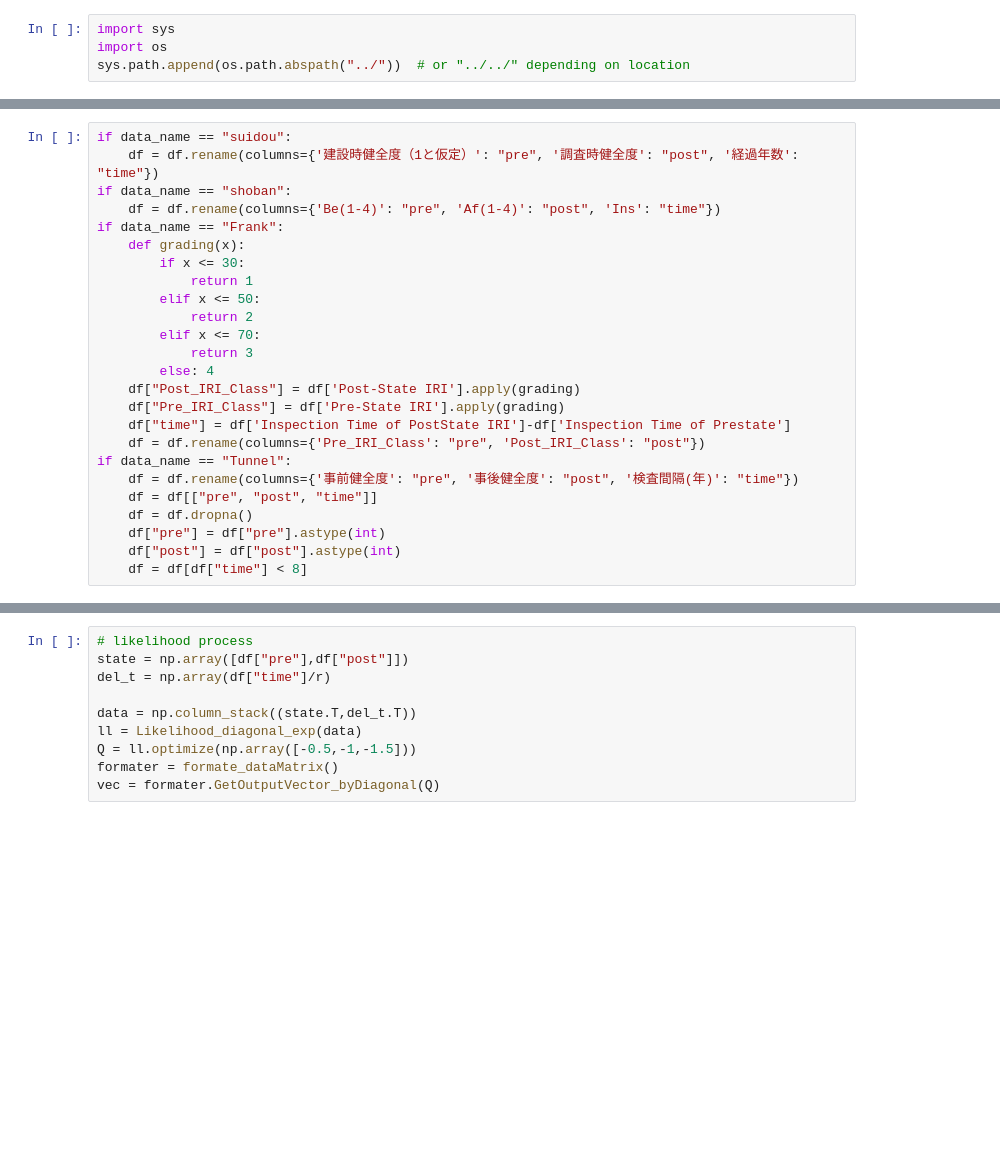
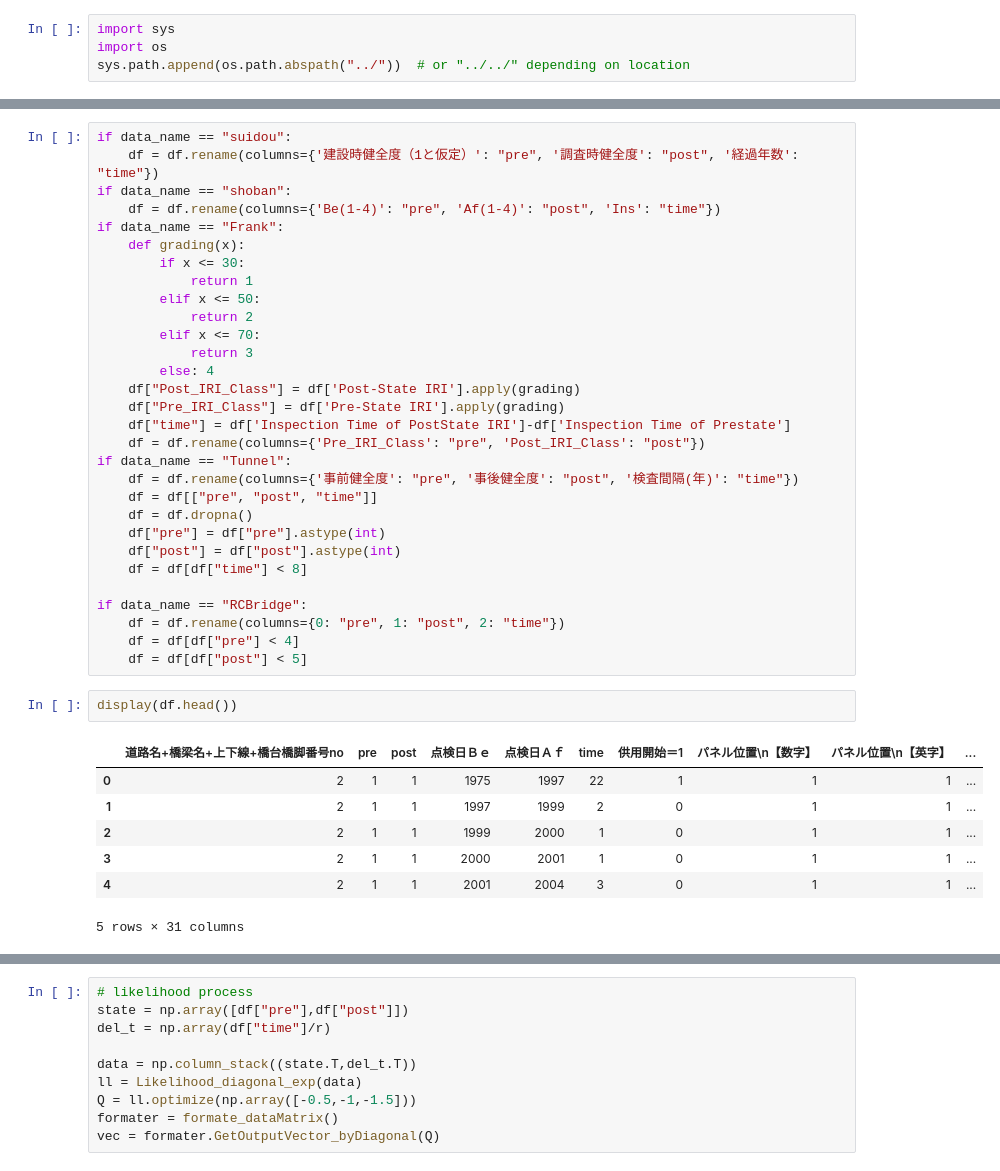
Before and after one commit to natsuki0720/CTMCxDeepSets_portfolio, a Jupyter notebook: notebooks/evaluate_mixed_model_for_real_data.ipynb, the cells around one changed output, grey strips where cells are left out. Drawn from its saved outputs; the diff is of its cells as text; blank space fills up the shorter version.

```diff
--- a/notebooks/evaluate_mixed_model_for_real_data.ipynb
+++ b/notebooks/evaluate_mixed_model_for_real_data.ipynb
@@ -80,6 +90,21 @@ if data_name == "Tunnel":
     df["pre"] = df["pre"].astype(int)
     df["post"] = df["post"].astype(int)
     df = df[df["time"] < 8]
+
+if data_name == "RCBridge":
+    df = df.rename(columns={0: "pre", 1: "post", 2: "time"})
+    df = df[df["pre"] < 4]
+    df = df[df["post"] < 5]
+# %%
+display(df.head())
+# %% [output]
+|  | 道路名+橋梁名+上下線+橋台橋脚番号no | pre | post | 点検日Ｂｅ | 点検日Ａｆ | time | 供用開始＝1 | パネル位置\n【数字】 | パネル位置\n【英字】 | ... |
+| 0 | 2 | 1 | 1 | 1975 | 1997 | 22 | 1 | 1 | 1 | ... |
+| 1 | 2 | 1 | 1 | 1997 | 1999 | 2 | 0 | 1 | 1 | ... |
+| 2 | 2 | 1 | 1 | 1999 | 2000 | 1 | 0 | 1 | 1 | ... |
+| 3 | 2 | 1 | 1 | 2000 | 2001 | 1 | 0 | 1 | 1 | ... |
+| 4 | 2 | 1 | 1 | 2001 | 2004 | 3 | 0 | 1 | 1 | ... |
+5 rows × 31 columns
 # %%
 df = df[["pre", "post", "time"]]
 # df = df[df["pre"] < 4]
```
Also changed, not shown: parts of 6 cells of this notebook, 3 other files.
